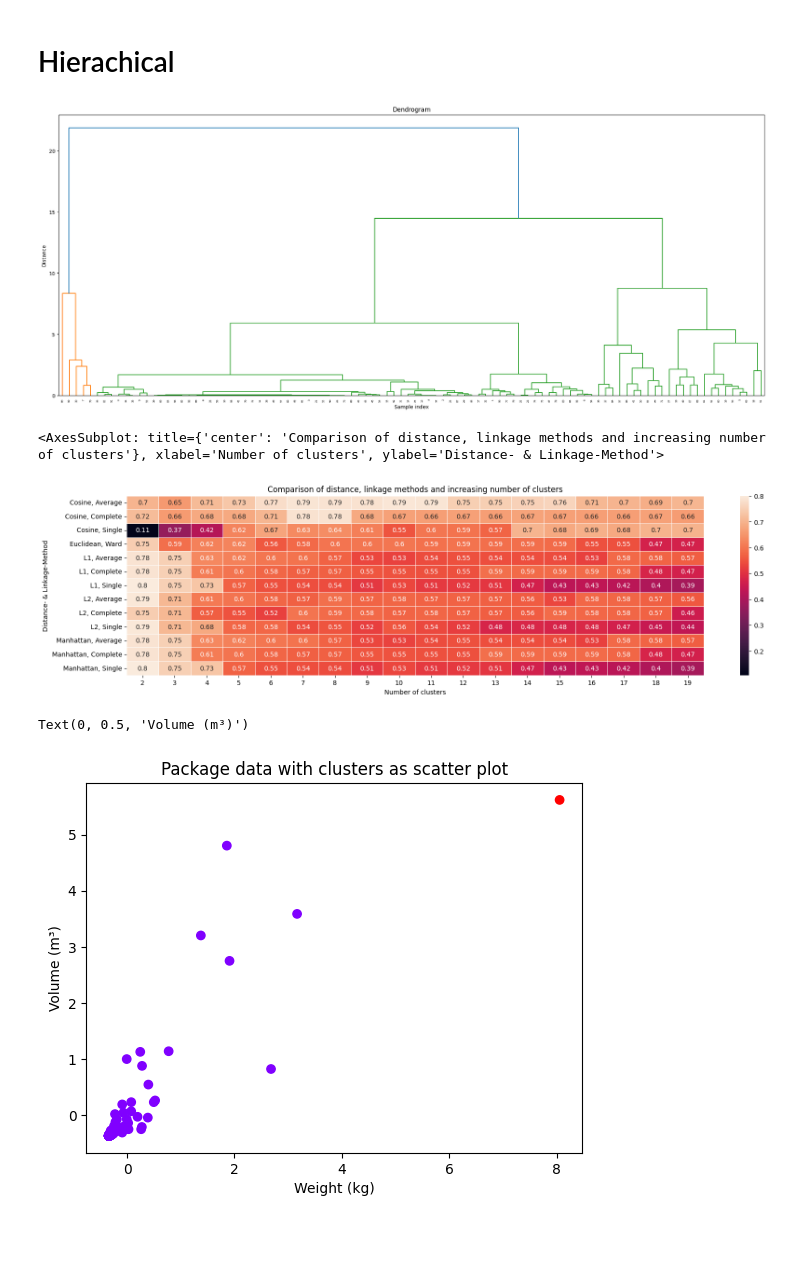
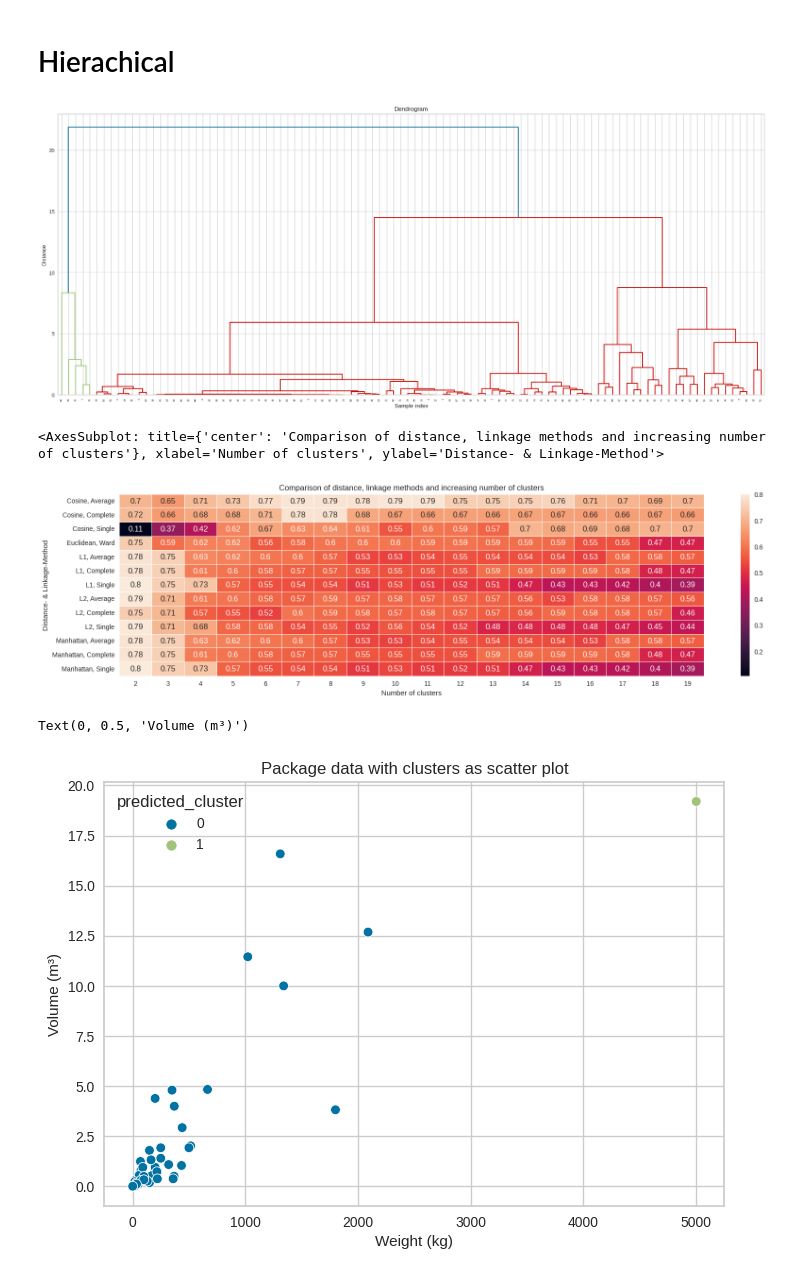
Before and after one commit to FrankCastlepancakes/ClusteringScikitLearn, a Jupyter notebook: notebook.ipynb, the cells around one changed output. Saved outputs shown, nothing was run; the diff lists cells and outputs as text; code cells hidden in the pictures; blank space fills up the shorter version.

```diff
--- a/notebook.ipynb
+++ b/notebook.ipynb
@@ -125,0 +106,7 @@ show()
+# %%
+# Elbow Method for K means
+model = KMeans(init="k-means++")
+# k is range of number of clusters.
+visualizer = KElbowVisualizer(model, k=(2,11), timings=False, distance_metric="euclidean")
+visualizer.fit(scaled_x)
+visualizer.show()
@@ -126,10 +116,14 @@ show()
 # %%
 # Define 4 Clusters with random starting centers
-kmeans2 = KMeans(n_clusters=4, init = "random")
+kmeans2 = KMeans(n_clusters=5, init="random")
 
 # Prediction via K-Means
 y_kmeans2 = kmeans2.fit_predict(scaled_x)
 
-# Predicted allocation of datapoints to estimated clusters
-y_kmeans2
+# Visualize allocation of datapoints
+x["predicted_cluster"] = y_kmeans2.astype(int)
+scatterplot(x="Gross Weight (kg)", y="Volume (m³)", hue="predicted_cluster", data=x, cmap="rainbow")
+title("Package data with clusters as scatter plot")
+xlabel("Weight (kg)")
+ylabel("Volume (m³)")
 # %% [output]
@@ -164,10 +132,14 @@ Merkmalswerte der Zentren
 # %%
 # Define 4 Clusters based on k-means++ for selection of starting centers
-kmeans3 = KMeans(n_clusters=4, init="k-means++")
+kmeans3 = KMeans(n_clusters=5, init="k-means++")
 
 # Prediction via K-Means
 y_kmeans3 = kmeans3.fit_predict(scaled_x)
 
-# Predicted allocation of datapoints to estimated clusters
-y_kmeans3
+# Visualize allocation of datapoints
+x["predicted_cluster"] = y_kmeans3.astype(int)
+scatterplot(x="Gross Weight (kg)", y="Volume (m³)", hue="predicted_cluster", data=x, cmap="rainbow")
+title("Package data with clusters as scatter plot")
+xlabel("Weight (kg)")
+ylabel("Volume (m³)")
 # %% [output]
@@ -209,7 +155,7 @@ xlabel("Sample index")
 ylabel("Distance")
 dend = dendrogram(linkage(scaled_x, method="ward"))
 # %% [output]
-[figure, old version]
+[figure, new version]
 # %%
 # Build agglomerative clusters and compare by affinity, linkage method and by amount of clusters (through silhouette score)
 scores = []
@@ -260,15 +206,16 @@ title("Comparison of distance, linkage methods and increasing number of clusters
 heatmap(df_scores, annot=True, linewidth=.5)
 # %% [output]
 <AxesSubplot: title={'center': 'Comparison of distance, linkage methods and increasing number of clusters'}, xlabel='Number of clusters', ylabel='Distance- & Linkage-Method'>
-[figure, old version]
+[figure, new version]
 # %%
 # Plot final cluster decision
 cluster_final = AgglomerativeClustering(n_clusters=2, affinity="l1", linkage="single")
 y_cluster_final = cluster_final.fit_predict(scaled_x)
-scatter(scaled_weight, scaled_volume, c=y_cluster_final, cmap="rainbow")
+x["predicted_cluster"] = y_cluster_final.astype(int)
+scatterplot(x="Gross Weight (kg)", y="Volume (m³)", hue="predicted_cluster", data=x, cmap="rainbow")
 title("Package data with clusters as scatter plot")
 xlabel("Weight (kg)")
 ylabel("Volume (m³)")
 # %% [output]
 Text(0, 0.5, 'Volume (m³)')
-[figure, old version]
+[figure, new version]
```
Also changed, not shown: parts of 10 cells of this notebook, 9 other files.
